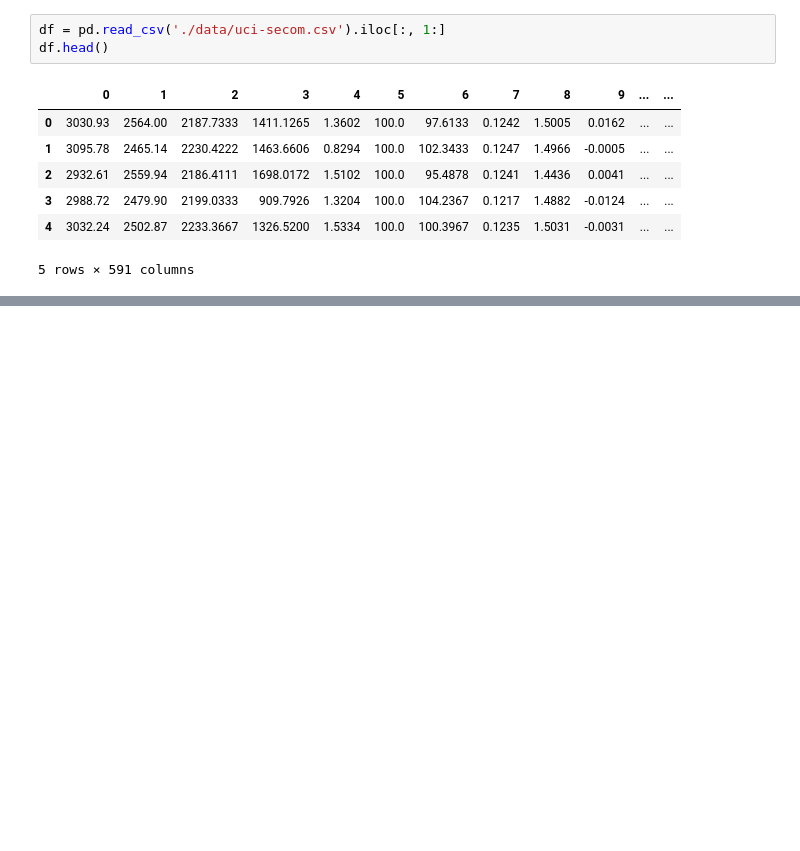
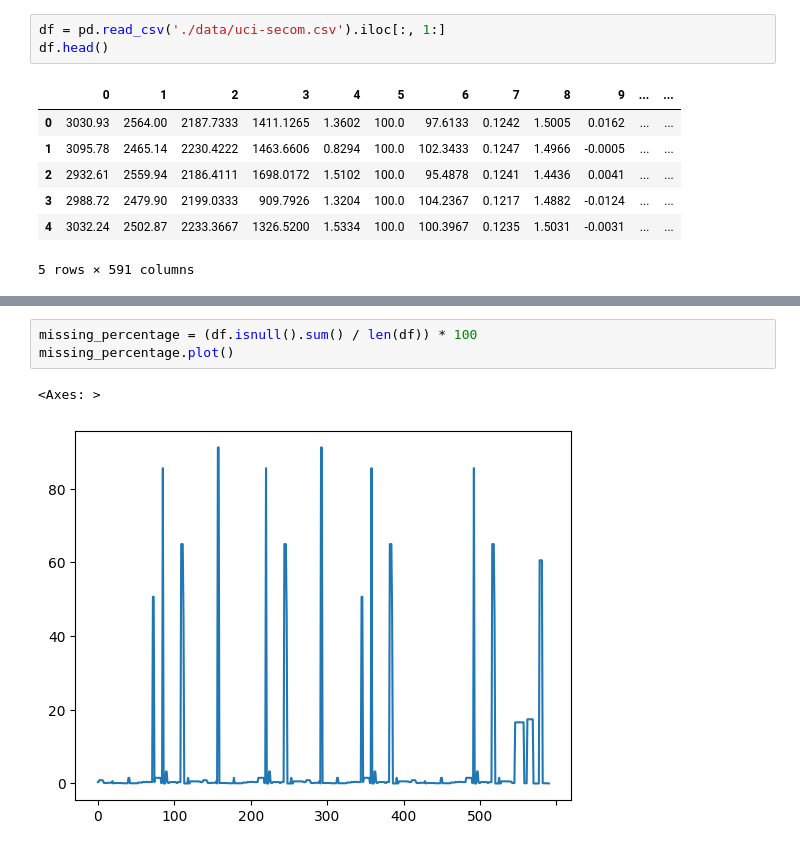
Before and after one commit to sdsc-bw/sdsc_blog, a Jupyter notebook: Use case3 - feature selection uci-secom.ipynb, the cells around one changed output, grey strips where cells are left out. Saved outputs shown, nothing was run; the diff lists cells and outputs as text; blank space fills up the shorter version.

```diff
--- a/Use case3 - feature selection uci-secom.ipynb
+++ b/Use case3 - feature selection uci-secom.ipynb
@@ -95,0 +112,6 @@ profile
+# %%
+missing_percentage = (df.isnull().sum() / len(df)) * 100
+missing_percentage.plot()
+# %% [output]
+<Axes: >
+[figure, added]
```
Also changed, not shown: parts of 17 cells of this notebook.
